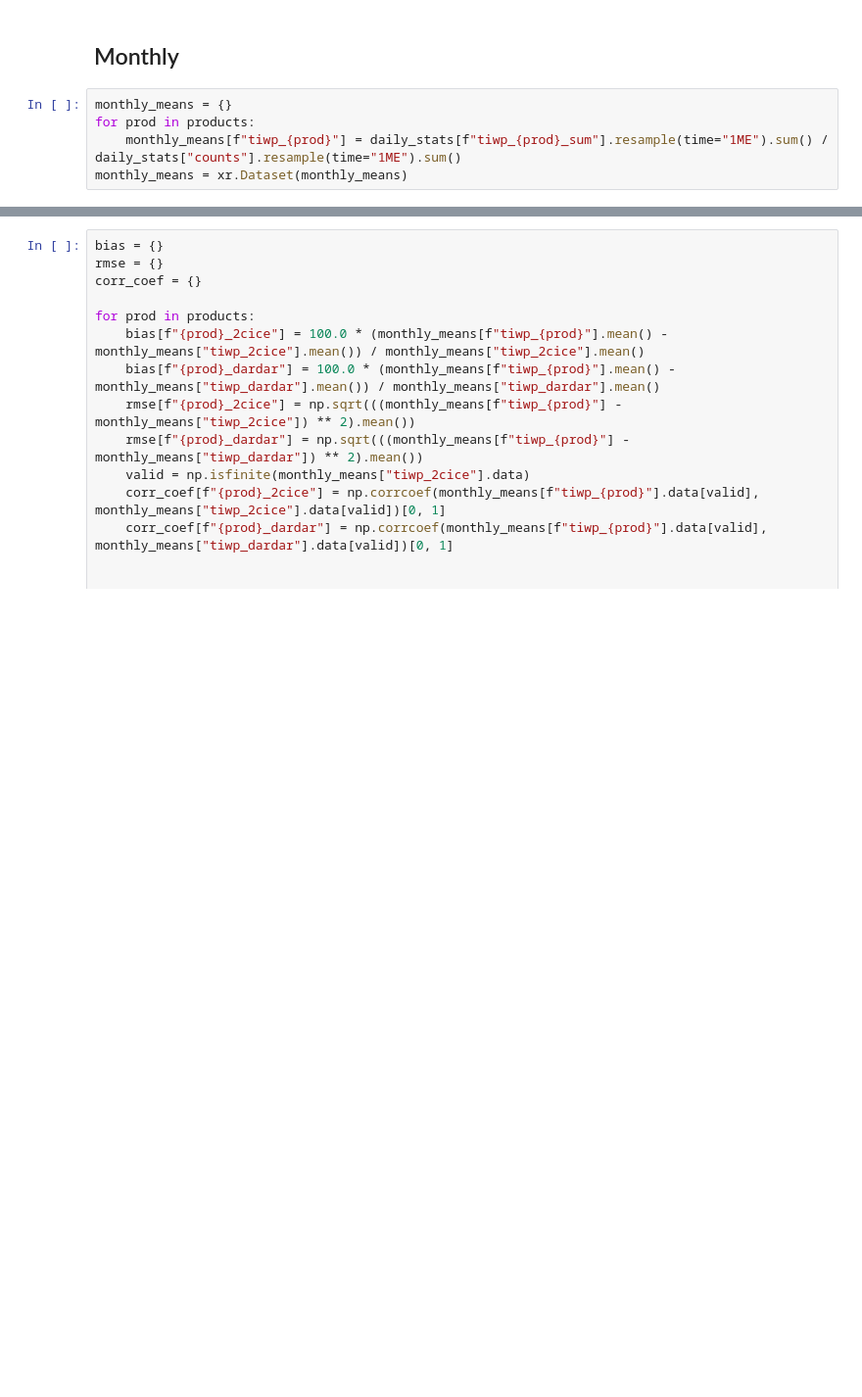
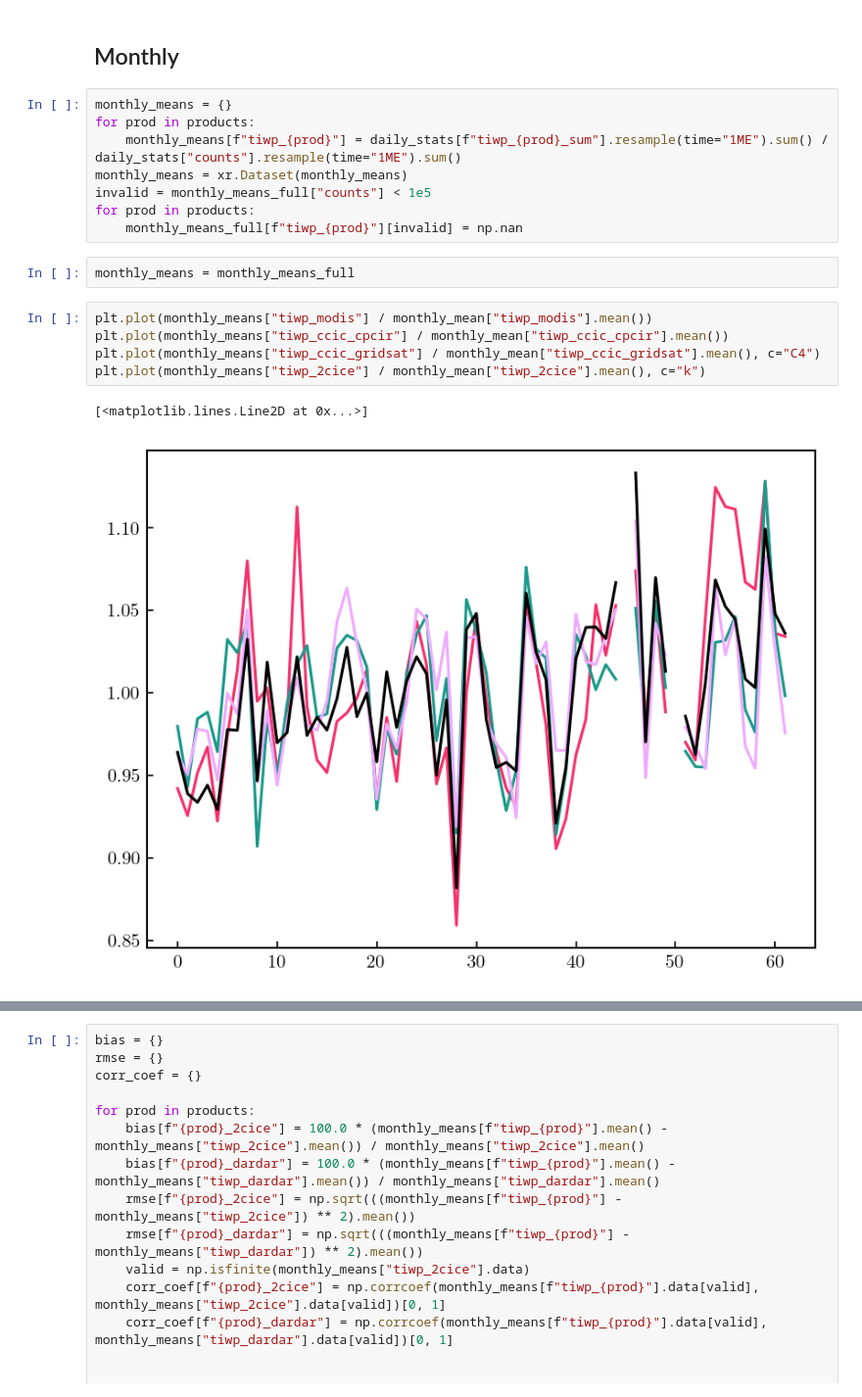
Before and after one commit to SEE-GEO/ccic_climate_record_analysis, a Jupyter notebook: notebooks/cloudsat_collocations/preprocessing_and_analysis.ipynb, the cells around one changed output, grey strips where cells are left out. Shown at 98% size. Drawn from its saved outputs; the diff is of its cells as text; blank space fills up the shorter version.

```diff
--- a/notebooks/cloudsat_collocations/preprocessing_and_analysis.ipynb
+++ b/notebooks/cloudsat_collocations/preprocessing_and_analysis.ipynb
@@ -767,3 +817,16 @@ monthly_means = {}
 for prod in products:
     monthly_means[f"tiwp_{prod}"] = daily_stats[f"tiwp_{prod}_sum"].resample(time="1ME").sum() / daily_stats["counts"].resample(time="1ME").sum()
 monthly_means = xr.Dataset(monthly_means)
+invalid = monthly_means_full["counts"] < 1e5
+for prod in products:
+    monthly_means_full[f"tiwp_{prod}"][invalid] = np.nan
+# %%
+monthly_means = monthly_means_full
+# %%
+plt.plot(monthly_means["tiwp_modis"] / monthly_mean["tiwp_modis"].mean())
+plt.plot(monthly_means["tiwp_ccic_cpcir"] / monthly_mean["tiwp_ccic_cpcir"].mean())
+plt.plot(monthly_means["tiwp_ccic_gridsat"] / monthly_mean["tiwp_ccic_gridsat"].mean(), c="C4")
+plt.plot(monthly_means["tiwp_2cice"] / monthly_mean["tiwp_2cice"].mean(), c="k")
+# %% [output]
+[<matplotlib.lines.Line2D at 0x...>]
+[figure, added]
```
Also changed, not shown: parts of 29 cells of this notebook, 26 other files.
